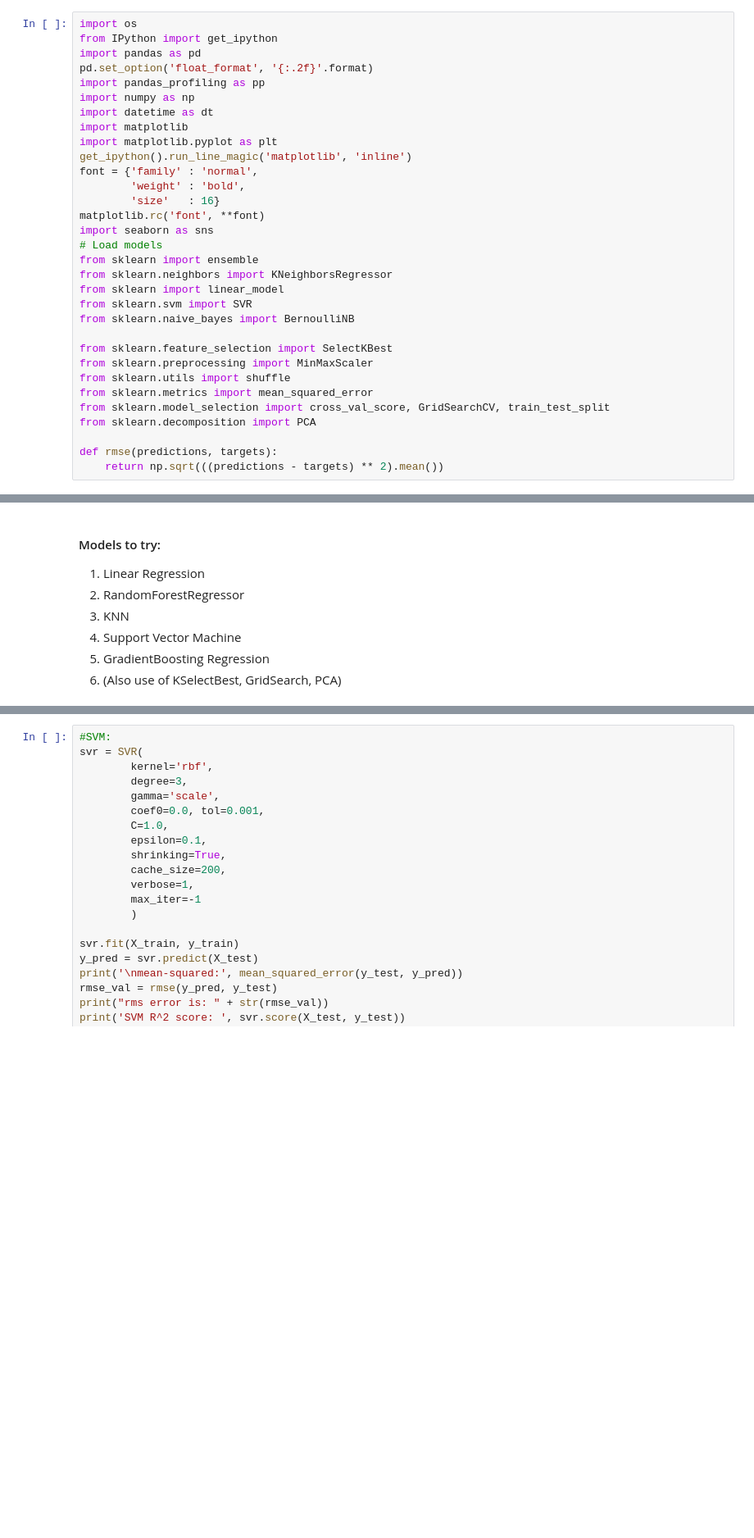
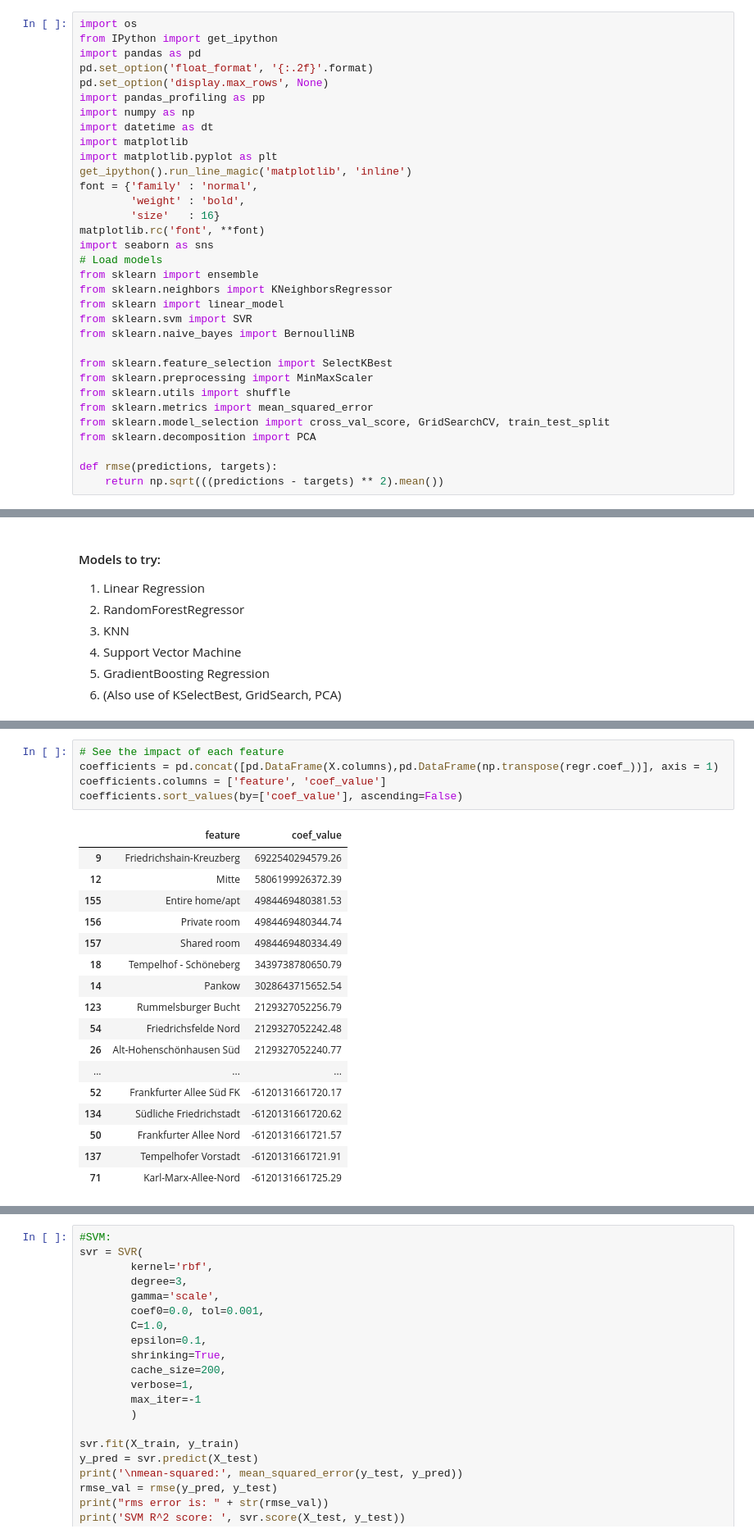
Before and after one commit to RobKnop/ThinkfulDataScienceBootcamp, a Jupyter notebook: Main/3.7_CapstoneBerlinAirBnBListings.ipynb, the cells around one changed output, grey strips where cells are left out. Shown at 82% size. Drawn from its saved outputs; the diff is of its cells as text; blank space fills up the shorter version.

```diff
--- a/Main/3.7_CapstoneBerlinAirBnBListings.ipynb
+++ b/Main/3.7_CapstoneBerlinAirBnBListings.ipynb
@@ -29,6 +26,7 @@ import os
 from IPython import get_ipython
 import pandas as pd
 pd.set_option('float_format', '{:.2f}'.format)
+pd.set_option('display.max_rows', None)
 import pandas_profiling as pp
 import numpy as np
 import datetime as dt
@@ -300,3 +306,26 @@ Cross Validated Score: -8084315944863031296.00 (+/- 32336148635065393152.00)
+# %%
+# See the impact of each feature
+coefficients = pd.concat([pd.DataFrame(X.columns),pd.DataFrame(np.transpose(regr.coef_))], axis = 1)
+coefficients.columns = ['feature', 'coef_value']
+coefficients.sort_values(by=['coef_value'], ascending=False)
+# %% [output]
+|  | feature | coef_value |
+| 9 | Friedrichshain-Kreuzberg | 6922540294579.26 |
+| 12 | Mitte | 5806199926372.39 |
+| 155 | Entire home/apt | 4984469480381.53 |
+| 156 | Private room | 4984469480344.74 |
+| 157 | Shared room | 4984469480334.49 |
+| 18 | Tempelhof - Schöneberg | 3439738780650.79 |
+| 14 | Pankow | 3028643715652.54 |
+| 123 | Rummelsburger Bucht | 2129327052256.79 |
+| 54 | Friedrichsfelde Nord | 2129327052242.48 |
+| 26 | Alt-Hohenschönhausen Süd | 2129327052240.77 |
+| ... | ... | ... |
+| 52 | Frankfurter Allee Süd FK | -6120131661720.17 |
+| 134 | Südliche Friedrichstadt | -6120131661720.62 |
+| 50 | Frankfurter Allee Nord | -6120131661721.57 |
+| 137 | Tempelhofer Vorstadt | -6120131661721.91 |
+| 71 | Karl-Marx-Allee-Nord | -6120131661725.29 |
 # %%
 # KNN:
 for k in range(22, 30, 1):
```
Also changed, not shown: parts of 20 cells of this notebook, 4 other files.
